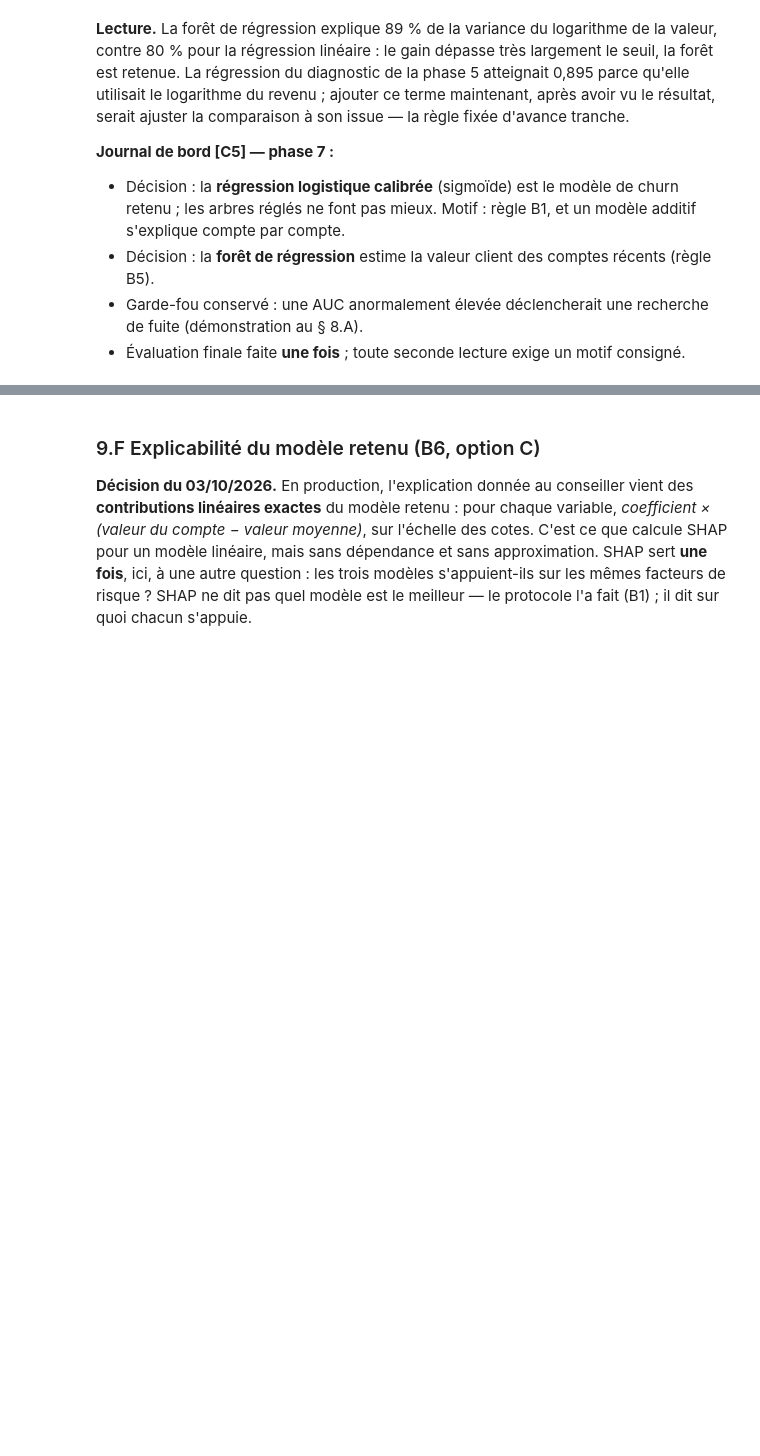
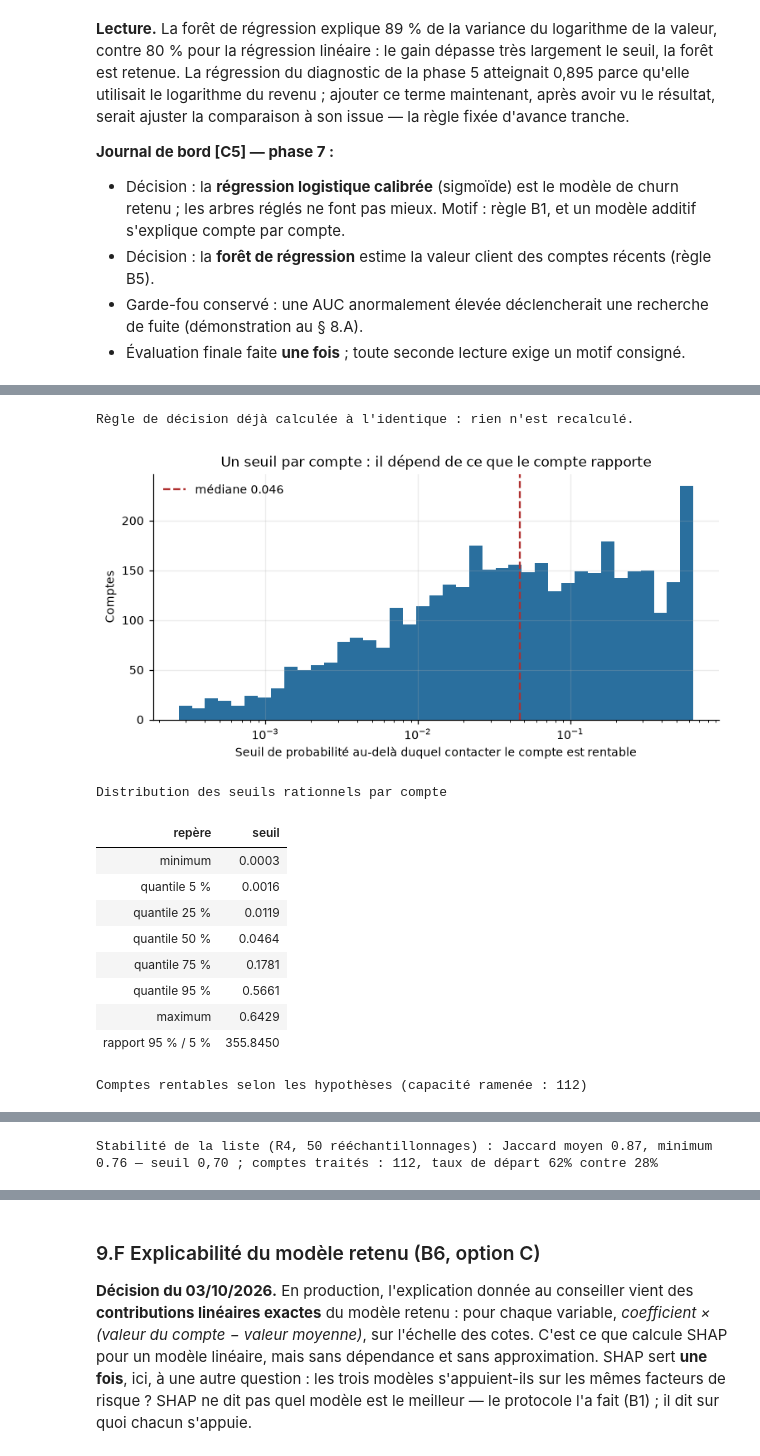
Before and after one commit to air-jaja/ai4me, a Jupyter notebook: notebooks/cas_usage_churn_saas.ipynb, the cells around one changed output, grey strips where cells are left out. Drawn from its saved outputs; the diff is of its cells as text; code cells hidden in the pictures; blank space fills up the shorter version.

```diff
--- a/notebooks/cas_usage_churn_saas.ipynb
+++ b/notebooks/cas_usage_churn_saas.ipynb
@@ -2504,0 +2384,29 @@ les mêmes hyperparamètres, ne différant que par le jeu de variables :
+# %%
+# --- Decision rule R3 and list stability R4, on the training part ---------------------------------
+from churn_saas.features import tracer_seuils
+
+regle_9 = _outil("regle_decision").executer()
+tracer_seuils(regle_9["seuils_par_compte"])
+plt.show()
+afficher_tableau(pd.Series(regle_9["seuils"]).round(4).to_frame("seuil").reset_index(names="repère"),
+                 titre="Distribution des seuils rationnels par compte")
+afficher_tableau(pd.DataFrame(regle_9["hypotheses"]),
+                 titre=f"Comptes rentables selon les hypothèses (capacité ramenée : {regle_9['capacite_ramenee']})")
+_st = regle_9["stabilite"]
+print(f"Stabilité de la liste (R4, 50 rééchantillonnages) : Jaccard moyen {_st['jaccard_moyen']:.2f}, "
+      f"minimum {_st['jaccard_minimum']:.2f} — seuil 0,70 ; comptes traités : {regle_9['comptes_traites']}, "
+      f"taux de départ {regle_9['taux_de_depart_des_traites']:.0%} contre {regle_9['taux_de_depart_global']:.0%}")
+# %% [output]
+Règle de décision déjà calculée à l'identique : rien n'est recalculé.
+[figure, added]
+Distribution des seuils rationnels par compte
+| repère | seuil |
+| minimum | 0.0003 |
+| quantile 5 % | 0.0016 |
+| quantile 25 % | 0.0119 |
+| quantile 50 % | 0.0464 |
+| quantile 75 % | 0.1781 |
+| quantile 95 % | 0.5661 |
+| maximum | 0.6429 |
+| rapport 95 % / 5 % | 355.8450 |
+Comptes rentables selon les hypothèses (capacité ramenée : 112)
@@ -2504,0 +2423 @@ les mêmes hyperparamètres, ne différant que par le jeu de variables :
+Stabilité de la liste (R4, 50 rééchantillonnages) : Jaccard moyen 0.87, minimum 0.76 — seuil 0,70 ; comptes traités : 112, taux de départ 62% contre 28%
```
Also changed, not shown: parts of 24 cells of this notebook, 46 other files.
